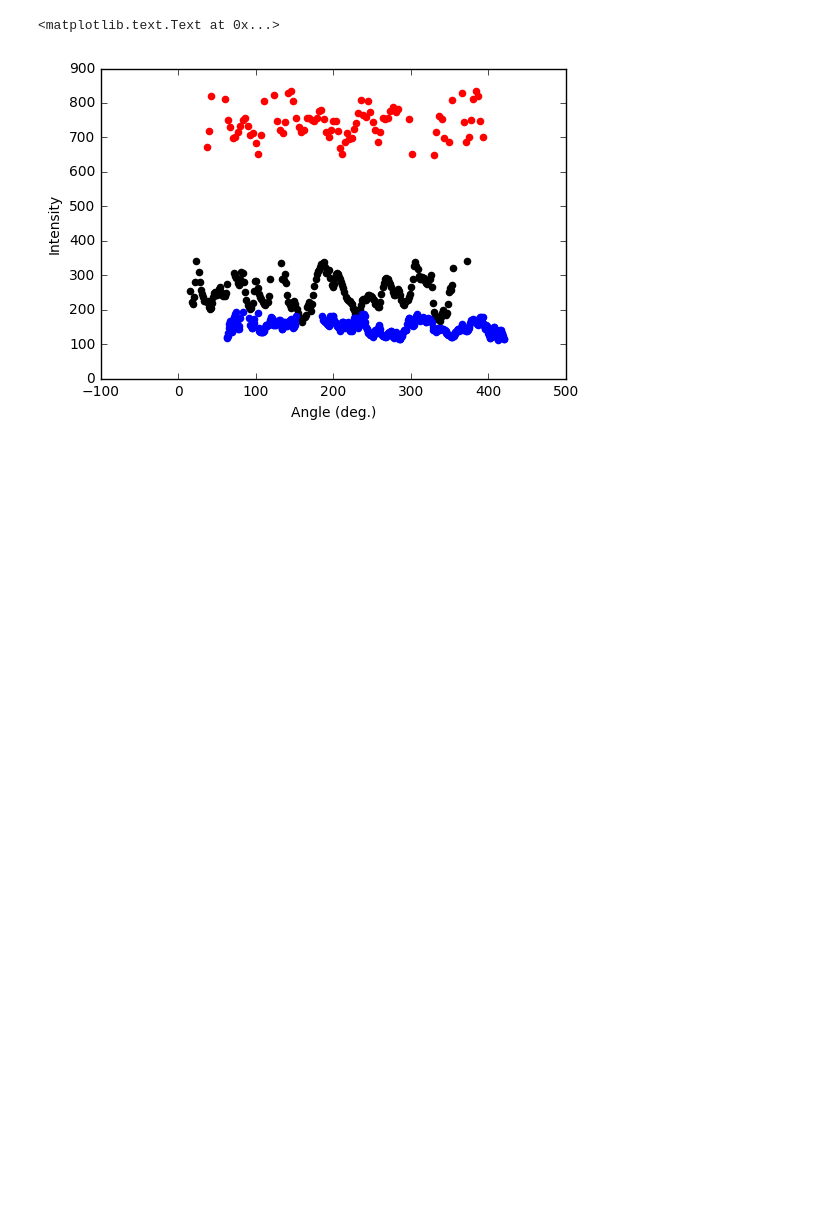
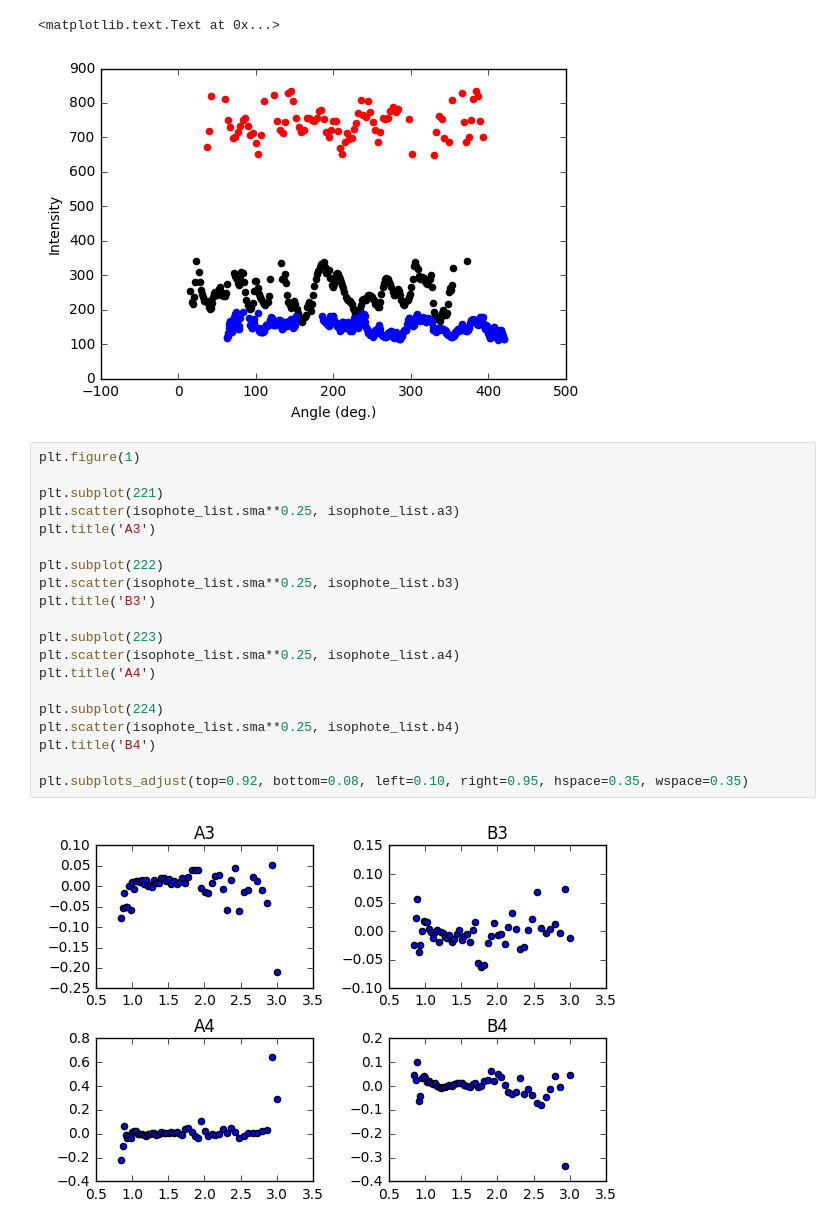
Before and after one commit to ibusko/isophote, a Jupyter notebook: docs/notebooks/example_sclip.ipynb, the cells around one changed output. Saved outputs shown, nothing was run; the diff lists cells and outputs as text; blank space fills up the shorter version.

```diff
--- a/docs/notebooks/example_sclip.ipynb
+++ b/docs/notebooks/example_sclip.ipynb
@@ -107,3 +109,25 @@ plt.xlabel("Angle (deg.)")
 # %% [output]
 <matplotlib.text.Text at 0x...>
 [figure]
+# %%
+plt.figure(1)
+
+plt.subplot(221)
+plt.scatter(isophote_list.sma**0.25, isophote_list.a3)
+plt.title('A3')
+
+plt.subplot(222)
+plt.scatter(isophote_list.sma**0.25, isophote_list.b3)
+plt.title('B3')
+
+plt.subplot(223)
+plt.scatter(isophote_list.sma**0.25, isophote_list.a4)
+plt.title('A4')
+
+plt.subplot(224)
+plt.scatter(isophote_list.sma**0.25, isophote_list.b4)
+plt.title('B4')
+
+plt.subplots_adjust(top=0.92, bottom=0.08, left=0.10, right=0.95, hspace=0.35, wspace=0.35)
+# %% [output]
+[figure, added]
```
Also changed, not shown: parts of 1 cell of this notebook, 5 other files.
